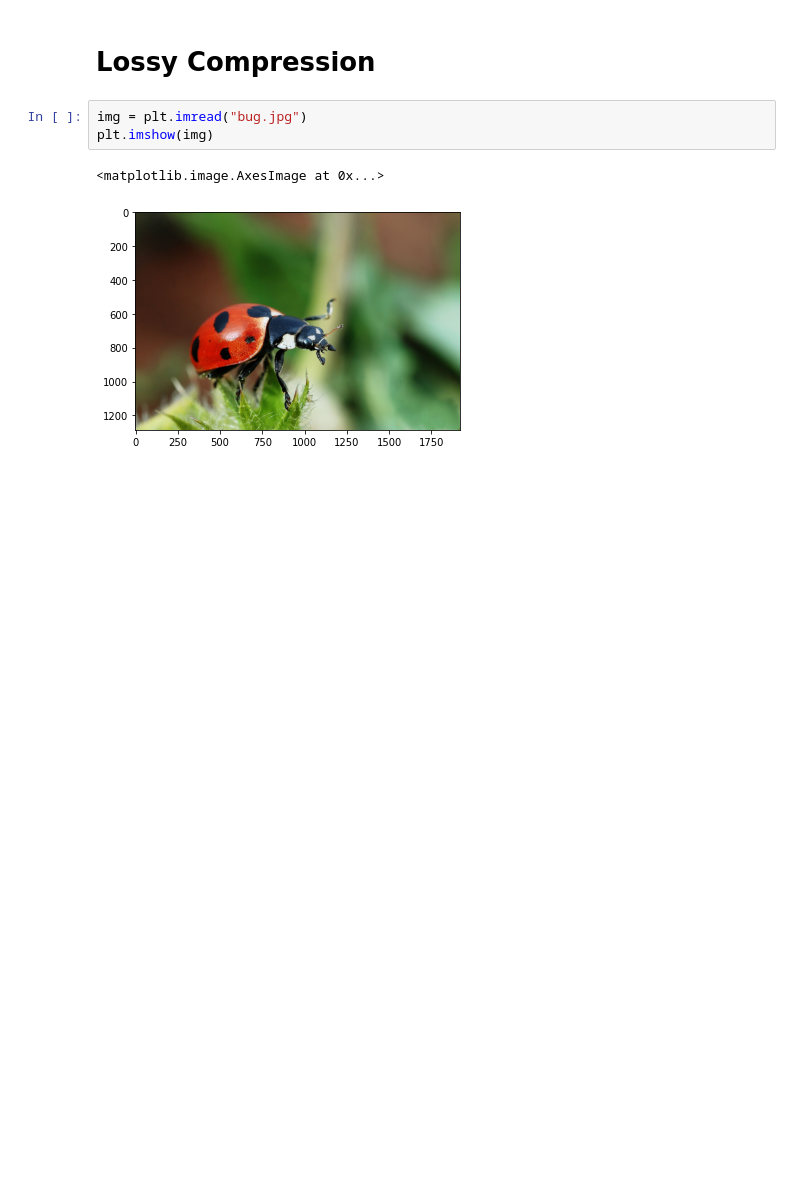
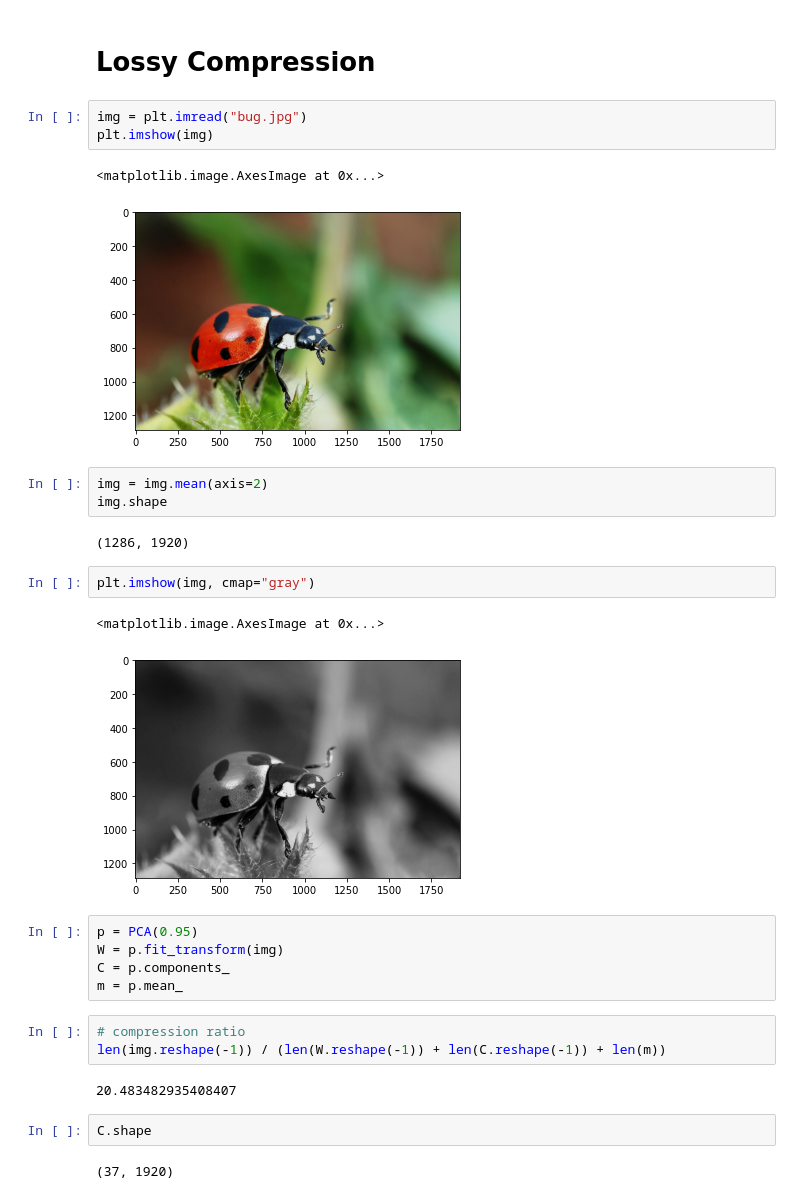
Before and after one commit to cs320-wisc/s22, a Jupyter notebook: lec/38 Decomposition/lec1.ipynb, the cells around one changed output. Drawn from its saved outputs; the diff is of its cells as text; blank space fills up the shorter version.

```diff
--- a/lec/38 Decomposition/lec1.ipynb
+++ b/lec/38 Decomposition/lec1.ipynb
@@ -63,3 +213,27 @@ plt.imshow(img)
 # %% [output]
 <matplotlib.image.AxesImage at 0x...>
 [figure]
+# %%
+img = img.mean(axis=2)
+img.shape
+# %% [output]
+(1286, 1920)
+# %%
+plt.imshow(img, cmap="gray")
+# %% [output]
+<matplotlib.image.AxesImage at 0x...>
+[figure, added]
+# %%
+p = PCA(0.95)
+W = p.fit_transform(img)
+C = p.components_
+m = p.mean_
+# %%
+# compression ratio
+len(img.reshape(-1)) / (len(W.reshape(-1)) + len(C.reshape(-1)) + len(m))
+# %% [output]
+20.483482935408407
+# %%
+C.shape
+# %% [output]
+(37, 1920)
```
Also changed, not shown: parts of 35 cells of this notebook.
